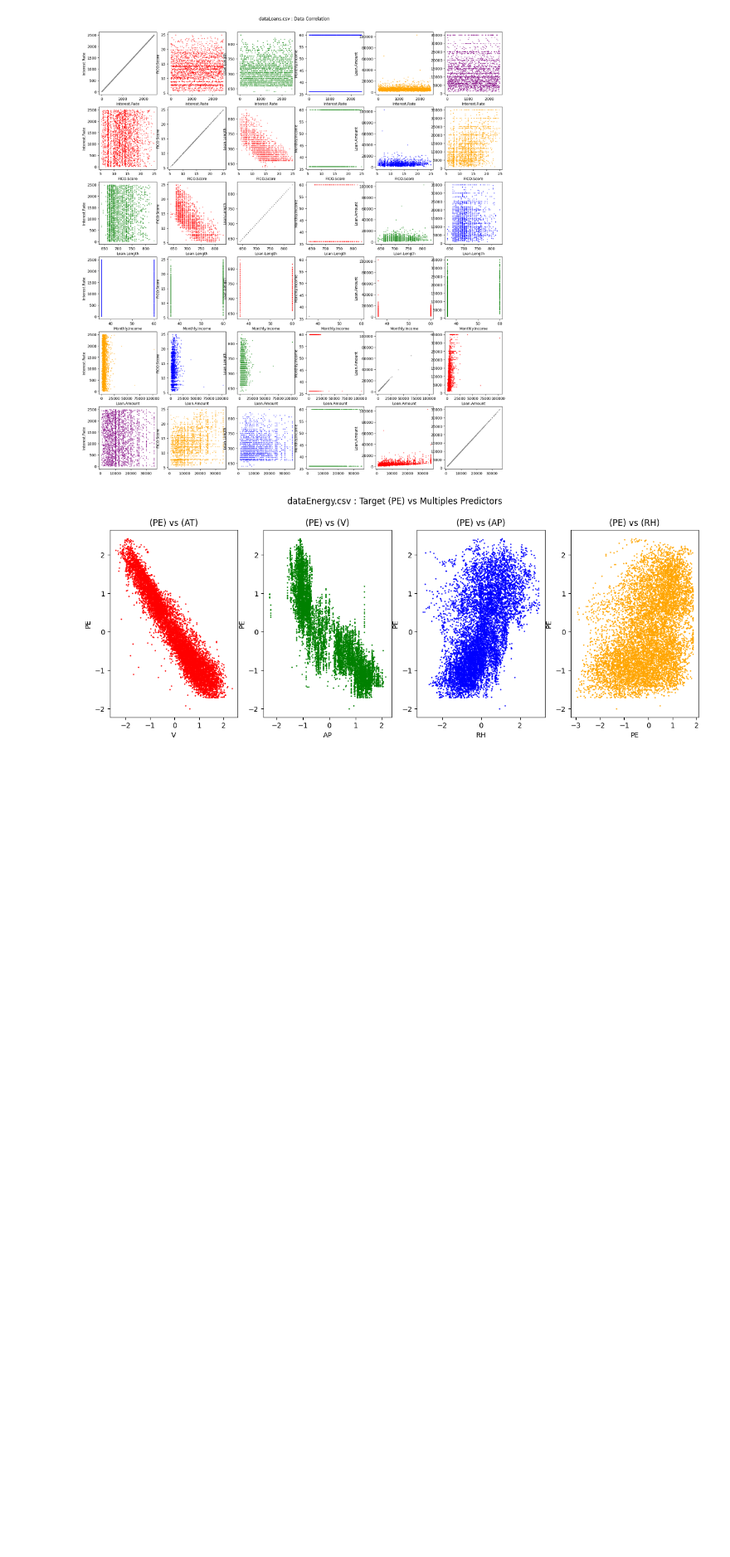
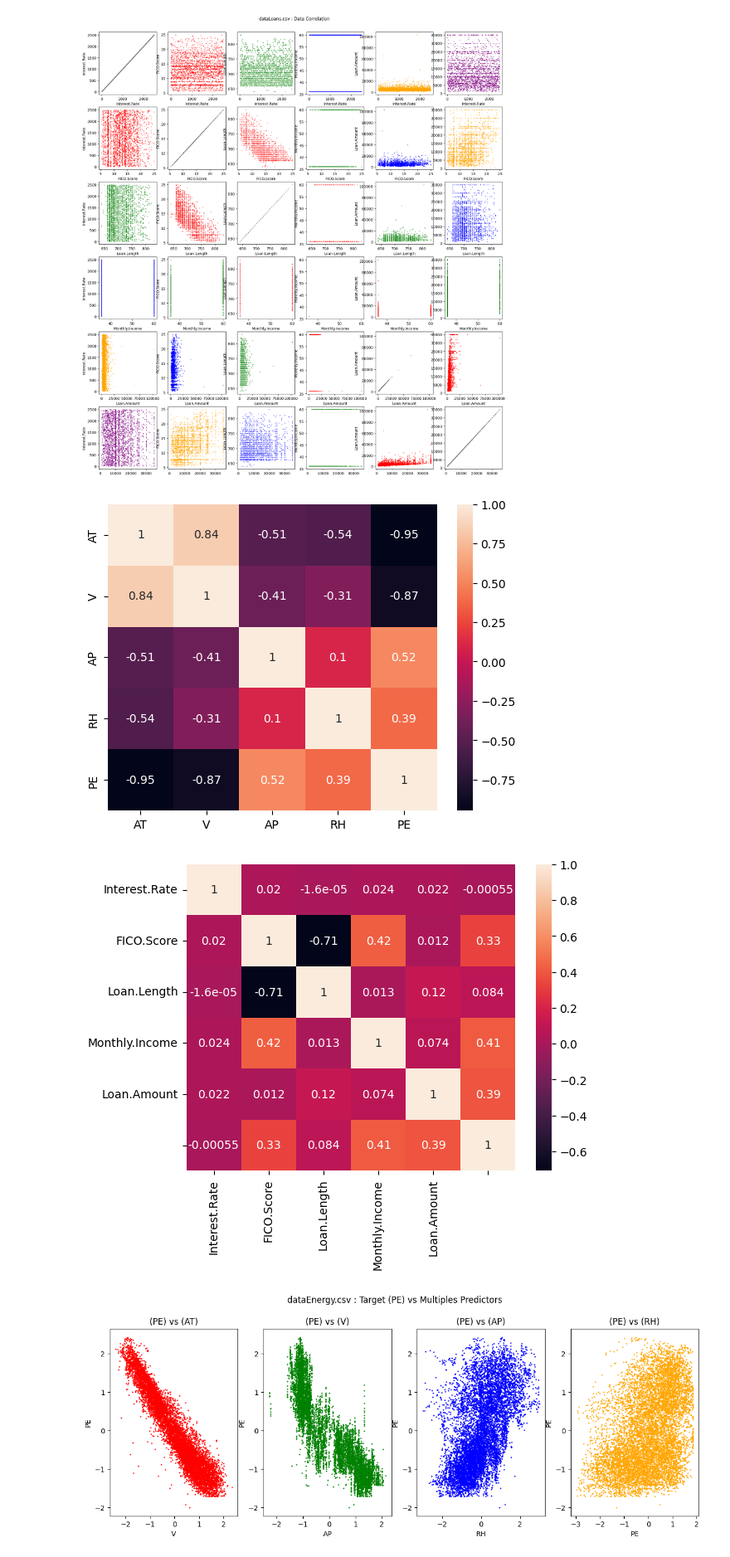
Before and after one commit to Hnshlr/ajap-assignment, a Jupyter notebook: main.ipynb, the cells around one changed output. Shown at 83% size. Drawn from its saved outputs; the diff is of its cells as text; code cells hidden in the pictures; blank space fills up the shorter version.

Commit message:
Added correlation heatmap

```diff
--- a/main.ipynb
+++ b/main.ipynb
@@ -1,14 +1,17 @@
 # %% [markdown]
 ### MSc in CSTE, CIDA option's Advanced Python & Advanced Java Assignment
 # %%
+import matplotlib as mpl
 import matplotlib.pyplot as plt
 from mpl_toolkits import mplot3d as plt3d
 import numpy as np
+import seaborn as sns
 from sklearn import preprocessing
 from sklearn.linear_model import LinearRegression
 from sklearn.model_selection import train_test_split
 from tabulate import tabulate
 
+mpl.rcParams.update(mpl.rcParamsDefault) # fixed: Reset matplotlib parameters to default
 
 class MultiLinearRegression:
 
@@ -16,6 +19,7 @@ class MultiLinearRegression:
         # Read data from file, and keep a copy of the original data for the correlation plotting:
         self.filename = filename
         self.originalData = np.genfromtxt(filename, delimiter=',', skip_header=1)
+        self.originalData = self.originalData[~np.isnan(self.originalData).any(axis=1)] # Remove rows with NaN values for correlation heatmap
 
         # Load data, remove first row (columns names), remove nan values and normalize it:
         self.columnsNames = np.genfromtxt(self.filename, delimiter=',', dtype=str, max_rows=1)  # Save columns names for future plotting
@@ -58,6 +62,12 @@ class MultiLinearRegression:
                 axs[i, j].scatter(self.originalData[:, i], self.originalData[:, j], color=colors[i-j], marker='.', s=3)
                 axs[i, j].set_xlabel(self.columnsNames[i])
                 axs[i, j].set_ylabel(self.columnsNames[j])
+        plt.show()
+
+    # Plot data heatmap correlation using seaborn:
+    def plotHeatMap(self):
+        corr = np.corrcoef(self.originalData, rowvar=False)
+        sns.heatmap(corr, xticklabels=self.columnsNames, yticklabels=self.columnsNames, annot=True)
         plt.show()
 
     # Plot train and test data in 3D in different colors and different plots:
@@ -110,7 +120,7 @@ class MultiLinearRegression:
             self.hypothesis = np.dot(self.X_train, self.thetas) # Calculate hypothesis (h(x) = theta0 + theta1*x1 + theta2*x2 + ... + thetar*xr)
             self.thetas -= self.learningRate * (2 / len(self.X_train)) * np.dot(self.X_train.T, self.hypothesis - self.Y_train)    # Update thetas using the formula
             cost.append((1 / len(self.X_train)) * np.sum((self.hypothesis - self.Y_train) ** 2))   # Calculate cost and add it to the cost list
-        self.cost = cost    #Du  Keep in memory the cost list. Each mlr object has its own cost list after computing gradient descent
+        self.cost = cost    # Keep in memory the cost list. Each mlr object has its own cost list after computing gradient descent
         return cost
 
     # Gradient descent while thetas successive differences are greater than 0.0001:
@@ -285,6 +295,16 @@ for file in files :
 # %% [output]
 [figure]
 [figure]
+# %%
+# Plot data heatmap:
+for file in files :
+    # Create a multi linear regression object, without computing the gradient descent:
+    mlr = MultiLinearRegression(file[0], file[1], file[2], 1000, 0.01)
+    # Plot the heatmap of the correlation between all columns:
+    mlr.plotHeatMap()
+# %% [output]
+[figure, added]
+[figure, added]
 # %%
 # Plot each predictor against the target in different colors:
 for file in files :
```
